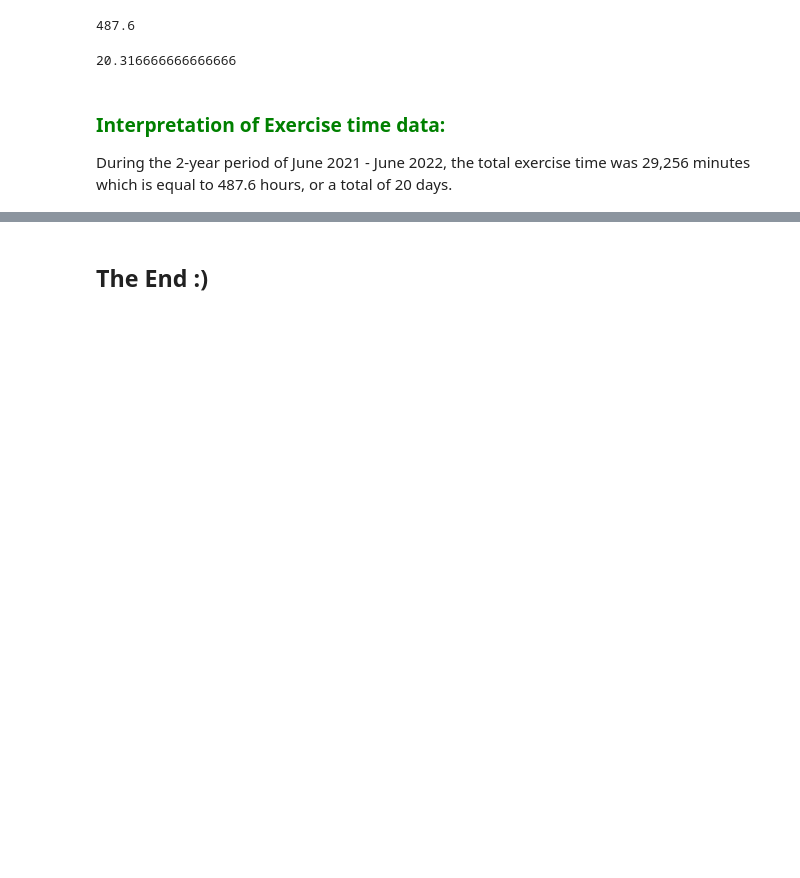
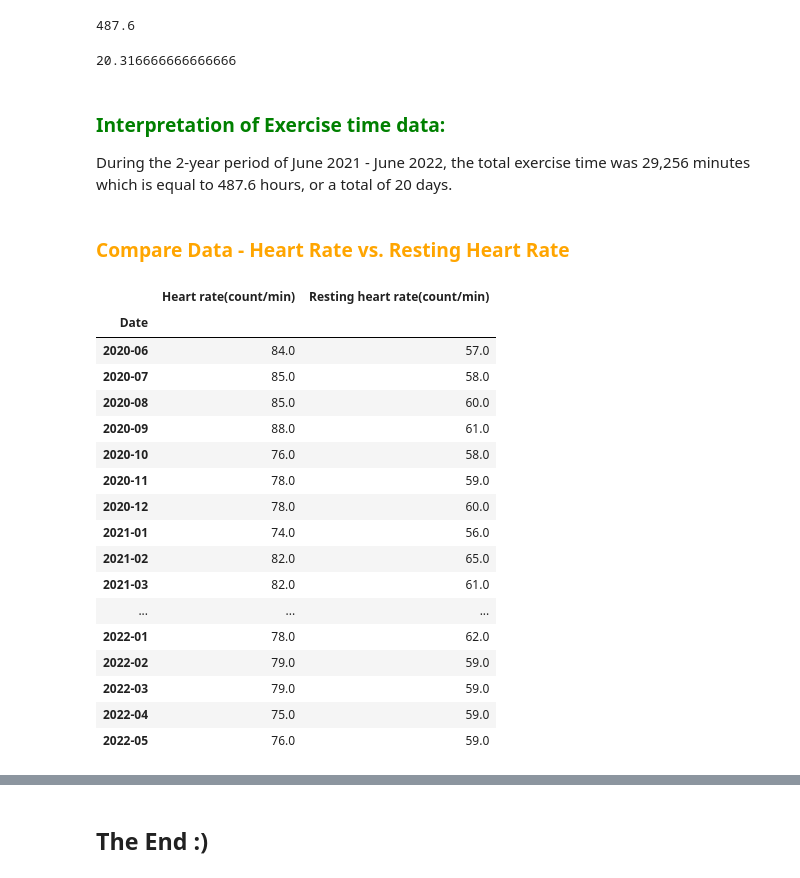
Before and after one commit to KimBug29/AppleDataKW, a Jupyter notebook: HealthData.ipynb, the cells around one changed output, grey strips where cells are left out. Cells and saved outputs as stored; diff of their text form; code cells hidden in the pictures; blank space fills up the shorter version.

```diff
--- a/HealthData.ipynb
+++ b/HealthData.ipynb
@@ -173,3 +179,27 @@ print(days_exercise_time)
 # %% [markdown]
 <h3 style="font-size: 2rm;color:green;">Interpretation of Exercise time data:</h3>
 During the 2-year period of June 2021 - June 2022, the total exercise time was 29,256 minutes which is equal to 487.6 hours, or a total of 20 days.
+# %% [markdown]
+<h3 style="font-size:3rm;color:orange;">Compare Data - Heart Rate vs. Resting Heart Rate</h3>
+# %%
+#Isolate monthly date range, heart rate and resting heart rate data.
+round(pd.pivot_table(health_data_2year, index=["Date"], values=["Heart rate(count/min)","Resting heart rate(count/min)"], aggfunc=np.sum))
+# %% [output]
+|  | Heart rate(count/min) | Resting heart rate(count/min) |
+| Date |  |  |
+| 2020-06 | 84.0 | 57.0 |
+| 2020-07 | 85.0 | 58.0 |
+| 2020-08 | 85.0 | 60.0 |
+| 2020-09 | 88.0 | 61.0 |
+| 2020-10 | 76.0 | 58.0 |
+| 2020-11 | 78.0 | 59.0 |
+| 2020-12 | 78.0 | 60.0 |
+| 2021-01 | 74.0 | 56.0 |
+| 2021-02 | 82.0 | 65.0 |
+| 2021-03 | 82.0 | 61.0 |
+| ... | ... | ... |
+| 2022-01 | 78.0 | 62.0 |
+| 2022-02 | 79.0 | 59.0 |
+| 2022-03 | 79.0 | 59.0 |
+| 2022-04 | 75.0 | 59.0 |
+| 2022-05 | 76.0 | 59.0 |
```
Also changed, not shown: parts of 7 cells of this notebook.
